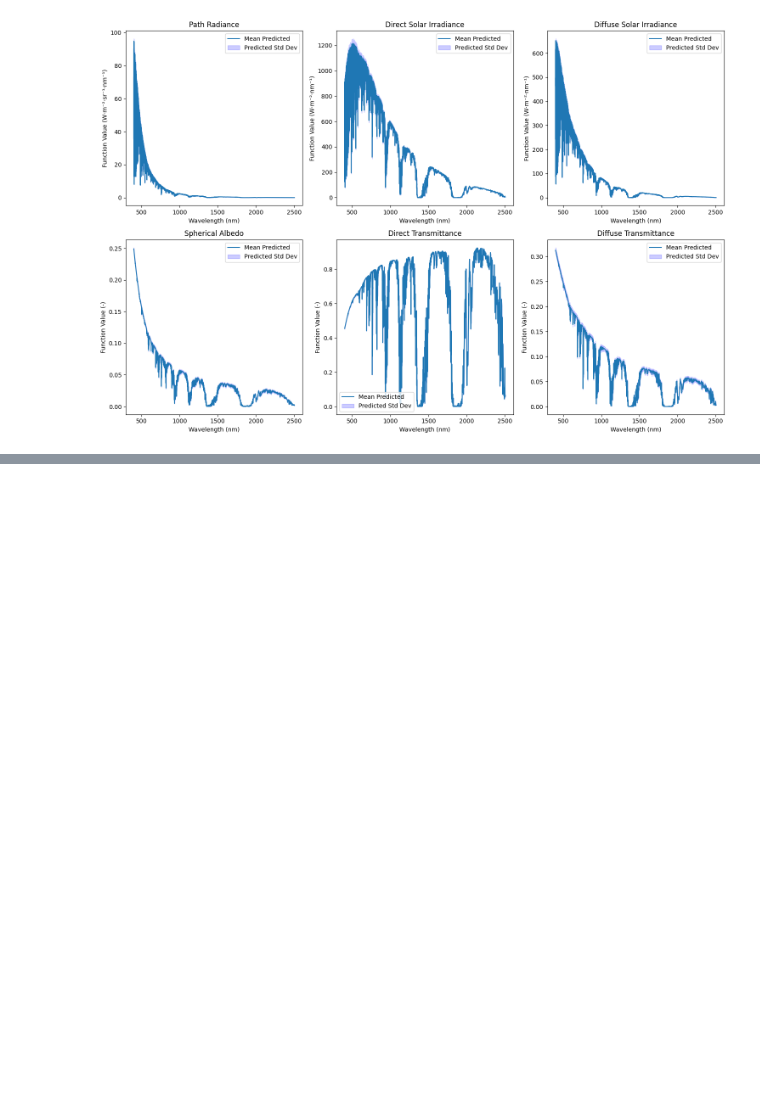
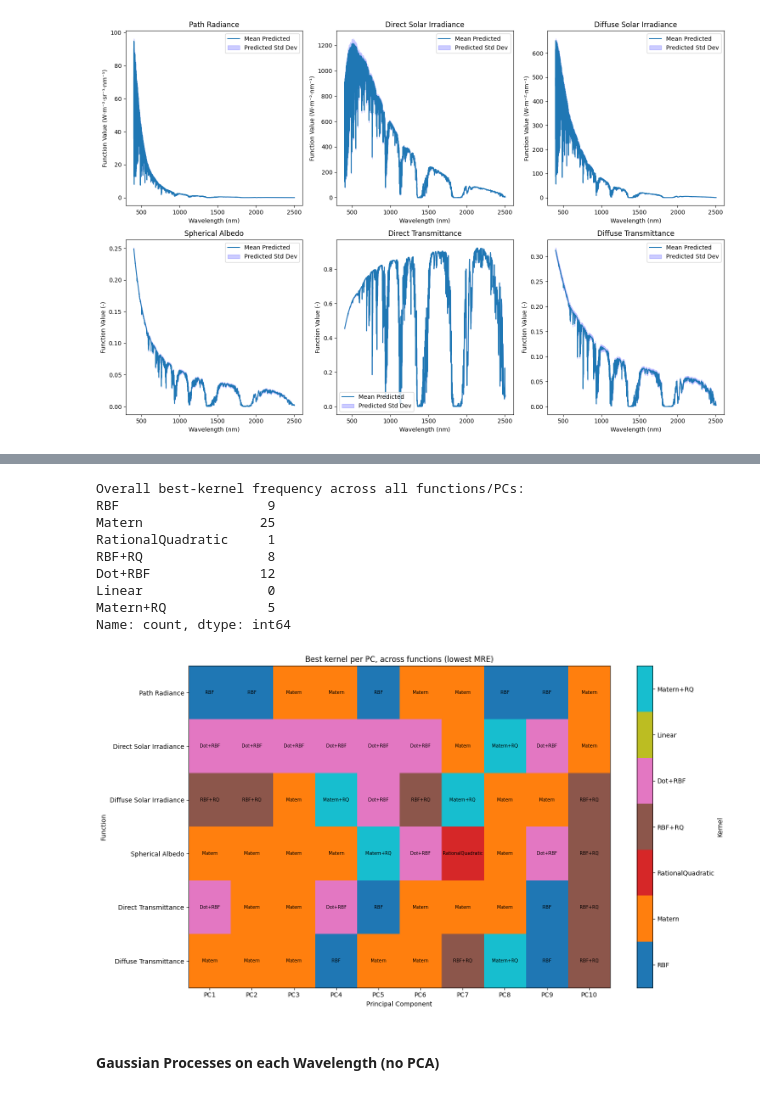
Before and after one commit to Teolul/Masters_Thesis, a Jupyter notebook: gp_pipeline.ipynb, the cells around one changed output, grey strips where cells are left out. Drawn from its saved outputs; the diff is of its cells as text; code cells hidden in the pictures; blank space fills up the shorter version.

```diff
--- a/gp_pipeline.ipynb
+++ b/gp_pipeline.ipynb
@@ -623,0 +835,78 @@ plt.show()
+# %%
+# visualization: best kernel per PC, across functions
+def plot_best_kernel_matrix(pc_kernel_best, kernel_names, func_names, save_path=None):
+    """
+    Plot a categorical heatmap showing which kernel achieved the lowest MRE for each
+    (function, PC) combination - functions as rows, PCs as columns, cell color/label = kernel.
+    - inputs: dict function_name -> list of best kernel names per PC, ordered list of all
+      candidate kernel names (fixes color mapping and legend order), ordered list of function
+      names, optional save path
+    - outputs: None (displays and optionally saves the figure)
+    """
+    n_functions = len(func_names)
+    n_components = len(next(iter(pc_kernel_best.values())))
+
+    kernel_to_code = {name: idx for idx, name in enumerate(kernel_names)}
+
+    code_matrix = np.zeros((n_functions, n_components), dtype=int)
+    label_matrix = np.empty((n_functions, n_components), dtype=object)
+
+    for f_idx, func_name in enumerate(func_names):
+        for pc_idx, kernel_name in enumerate(pc_kernel_best[func_name]):
+            code_matrix[f_idx, pc_idx] = kernel_to_code[kernel_name]
+            label_matrix[f_idx, pc_idx] = kernel_name
+
+    cmap = plt.get_cmap("tab10", len(kernel_names))
+
+    fig, ax = plt.subplots(figsize=(max(14, n_components * 0.9), max(8, n_functions * 0.8)))
+    im = ax.imshow(code_matrix, cmap=cmap, vmin=-0.5, vmax=len(kernel_names) - 0.5, aspect="auto")
+
+    ax.set_xticks(range(n_components))
+    ax.set_xticklabels([f"PC{i + 1}" for i in range(n_components)])
+    ax.set_yticks(range(n_functions))
+    ax.set_yticklabels(func_names)
+
+    for f_idx in range(n_functions):
+        for pc_idx in range(n_components):
+            ax.text(pc_idx, f_idx, label_matrix[f_idx, pc_idx], ha="center", va="center",
+                     fontsize=7, color="black")
+
+    ax.set_title("Best kernel per PC, across functions (lowest MRE)")
+    ax.set_xlabel("Principal Component")
+    ax.set_ylabel("Function")
+
+    cbar = fig.colorbar(im, ax=ax, ticks=range(len(kernel_names)))
+    cbar.ax.set_yticklabels(kernel_names)
+    cbar.set_label("Kernel")
+
+    fig.tight_layout()
+
+    if save_path is not None:
+        fig.savefig(save_path, dpi=150)
+    plt.show()
+
+
+# quick overall frequency count: which kernel wins most often across all (function, PC) cells
+all_best_kernels = [k for kernels in pc_kernel_best.values() for k in kernels]
+best_kernel_counts = pd.Series(all_best_kernels).value_counts().reindex(kernel_names_pc, fill_value=0)
+print("Overall best-kernel frequency across all functions/PCs:")
+print(best_kernel_counts)
+
+
+plot_best_kernel_matrix(
+    pc_kernel_best,
+    kernel_names_pc,
+    globals.function_names_plots,
+    save_path="./gp_saves/validation_results/pc_best_kernel_per_pc_matrix.png",
+)
+# %% [output]
+Overall best-kernel frequency across all functions/PCs:
+RBF                   9
+Matern               25
+RationalQuadratic     1
+RBF+RQ                8
+Dot+RBF              12
+Linear                0
+Matern+RQ             5
+Name: count, dtype: int64
+[figure, added]
@@ -623,0 +915,2 @@ plt.show()
+# %% [markdown]
+#### Gaussian Processes on each Wavelength (no PCA)
```
Also changed, not shown: parts of 7 cells of this notebook, 9 other files.
